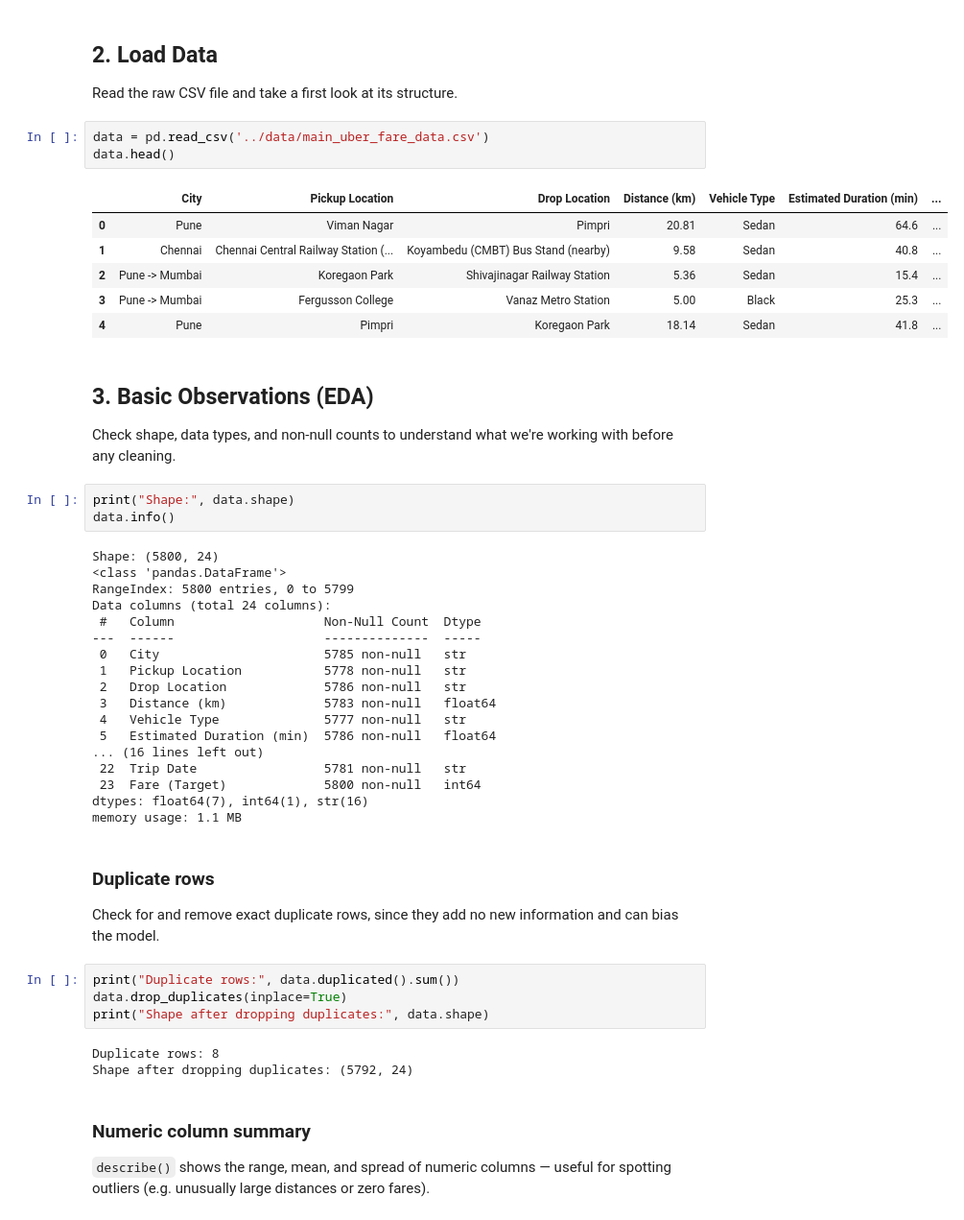
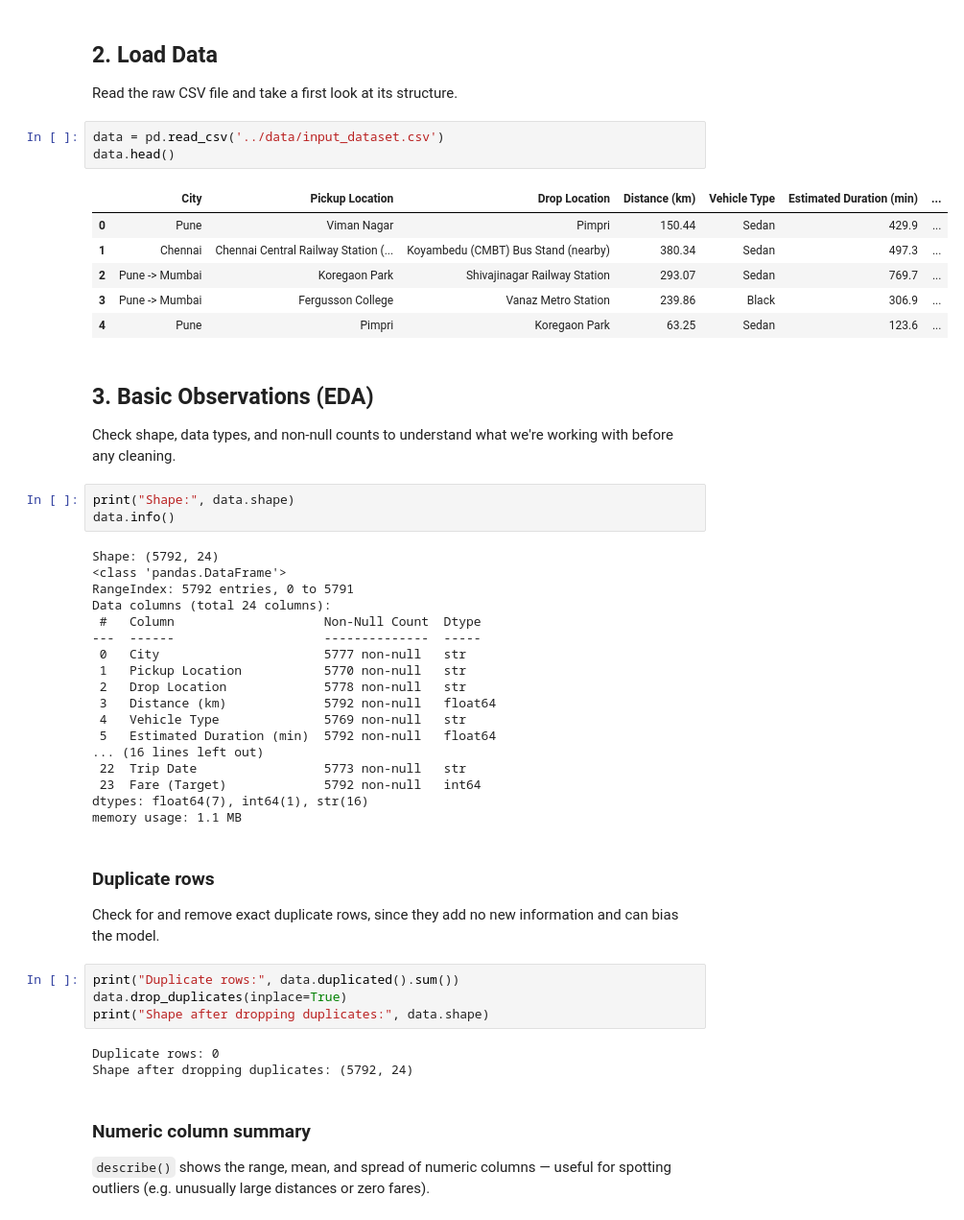
Before and after one commit to NileshJadhav1312/Uber_Fare_Prediction, a Jupyter notebook: notebooks/01_data_analysis.ipynb, the cells around one changed output. Shown at 96% size. Cells and saved outputs as stored; diff of their text form.

```diff
--- a/notebooks/01_data_analysis.ipynb
+++ b/notebooks/01_data_analysis.ipynb
@@ -19,15 +19,15 @@ pd.set_option('display.max_columns', None)
 
 Read the raw CSV file and take a first look at its structure.
 # %%
-data = pd.read_csv('../data/main_uber_fare_data.csv')
+data = pd.read_csv('../data/input_dataset.csv')
 data.head()
 # %% [output]
 |  | City | Pickup Location | Drop Location | Distance (km) | Vehicle Type | Estimated Duration (min) | ... |
-| 0 | Pune | Viman Nagar | Pimpri | 20.81 | Sedan | 64.6 | ... |
-| 1 | Chennai | Chennai Central Railway Station (... | Koyambedu (CMBT) Bus Stand (nearby) | 9.58 | Sedan | 40.8 | ... |
-| 2 | Pune -> Mumbai | Koregaon Park | Shivajinagar Railway Station | 5.36 | Sedan | 15.4 | ... |
-| 3 | Pune -> Mumbai | Fergusson College | Vanaz Metro Station | 5.00 | Black | 25.3 | ... |
-| 4 | Pune | Pimpri | Koregaon Park | 18.14 | Sedan | 41.8 | ... |
+| 0 | Pune | Viman Nagar | Pimpri | 150.44 | Sedan | 429.9 | ... |
+| 1 | Chennai | Chennai Central Railway Station (... | Koyambedu (CMBT) Bus Stand (nearby) | 380.34 | Sedan | 497.3 | ... |
+| 2 | Pune -> Mumbai | Koregaon Park | Shivajinagar Railway Station | 293.07 | Sedan | 769.7 | ... |
+| 3 | Pune -> Mumbai | Fergusson College | Vanaz Metro Station | 239.86 | Black | 306.9 | ... |
+| 4 | Pune | Pimpri | Koregaon Park | 63.25 | Sedan | 123.6 | ... |
 # %% [markdown]
 ## 3. Basic Observations (EDA)
 
@@ -36,21 +36,21 @@ Check shape, data types, and non-null counts to understand what we're working wi
 print("Shape:", data.shape)
 data.info()
 # %% [output]
-Shape: (5800, 24)
+Shape: (5792, 24)
 <class 'pandas.DataFrame'>
-RangeIndex: 5800 entries, 0 to 5799
+RangeIndex: 5792 entries, 0 to 5791
 Data columns (total 24 columns):
  #   Column                    Non-Null Count  Dtype
 ---  ------                    --------------  -----
- 0   City                      5785 non-null   str
- 1   Pickup Location           5778 non-null   str
- 2   Drop Location             5786 non-null   str
- 3   Distance (km)             5783 non-null   float64
- 4   Vehicle Type              5777 non-null   str
- 5   Estimated Duration (min)  5786 non-null   float64
+ 0   City                      5777 non-null   str
+ 1   Pickup Location           5770 non-null   str
+ 2   Drop Location             5778 non-null   str
+ 3   Distance (km)             5792 non-null   float64
+ 4   Vehicle Type              5769 non-null   str
+ 5   Estimated Duration (min)  5792 non-null   float64
 ... (16 lines left out)
- 22  Trip Date                 5781 non-null   str
- 23  Fare (Target)             5800 non-null   int64
+ 22  Trip Date                 5773 non-null   str
+ 23  Fare (Target)             5792 non-null   int64
 dtypes: float64(7), int64(1), str(16)
 memory usage: 1.1 MB
 # %% [markdown]
@@ -62,7 +62,7 @@ print("Duplicate rows:", data.duplicated().sum())
 data.drop_duplicates(inplace=True)
 print("Shape after dropping duplicates:", data.shape)
 # %% [output]
-Duplicate rows: 8
+Duplicate rows: 0
 Shape after dropping duplicates: (5792, 24)
 # %% [markdown]
 ### Numeric column summary
```
Also changed, not shown: parts of 11 cells of this notebook, 26 other files.
